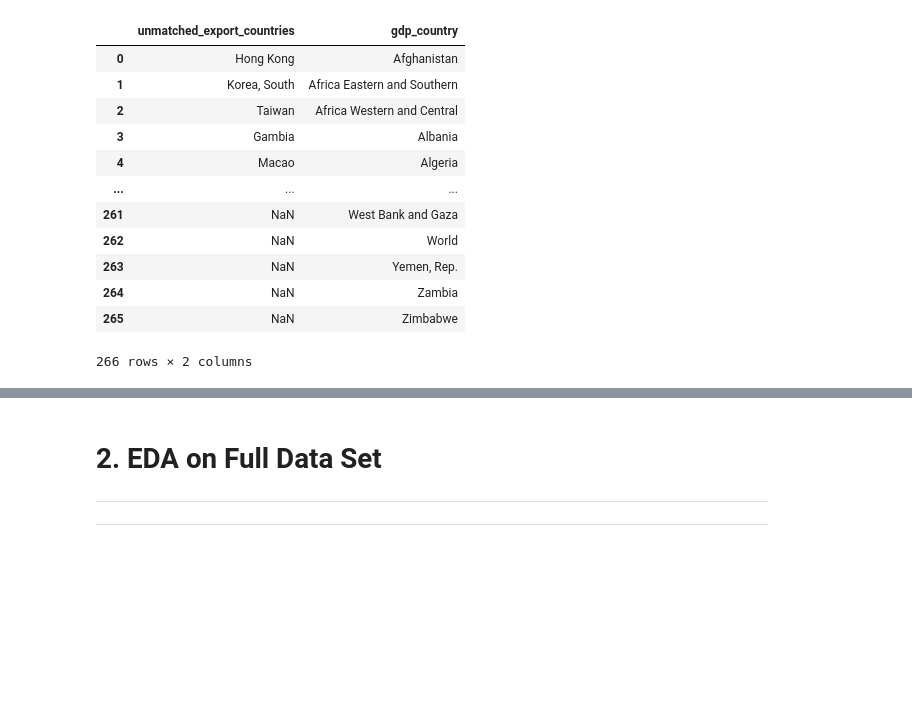
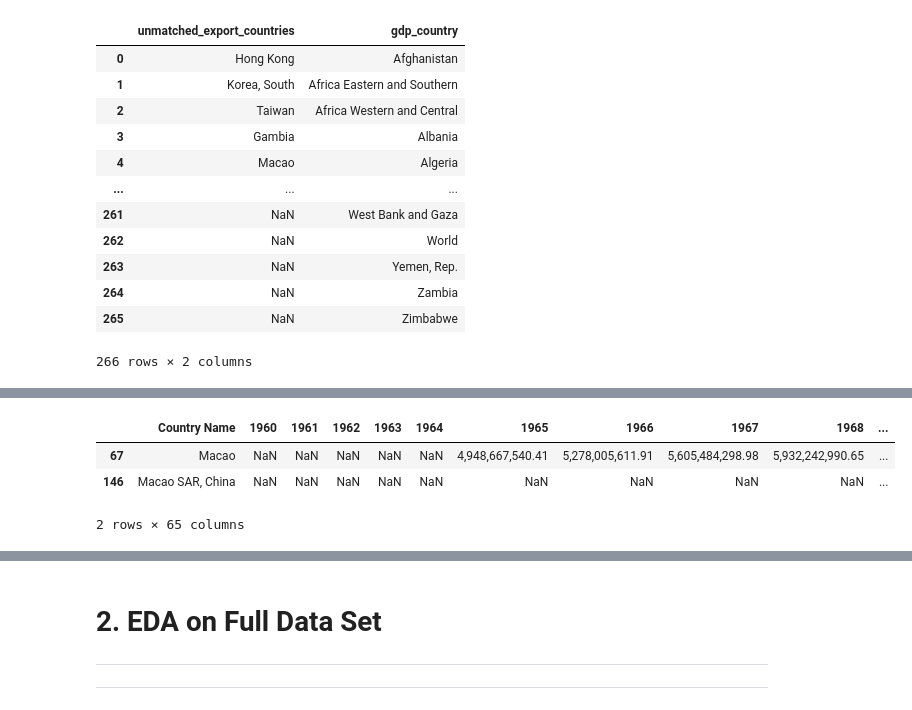
Before and after one commit to brigittesullivan/w30-final-lhl-project, a Jupyter notebook: 1_Cleaning_EDA.ipynb, the cells around one changed output, grey strips where cells are left out. Cells and saved outputs as stored; diff of their text form; code cells hidden in the pictures; blank space fills up the shorter version.

```diff
--- a/1_Cleaning_EDA.ipynb
+++ b/1_Cleaning_EDA.ipynb
@@ -381,0 +394,9 @@ Token sort ratio similarity score: 100
+# %%
+# manually update important countries for mapping
+gdp_data.loc[gdp_data['Country Name'].str.contains('Korea, Rep.'), 'Country Name'] = 'Korea, South'
+gdp_data.loc[gdp_data['Country Name'].str.contains('Hong'), 'Country Name'] = 'Hong Kong'
+gdp_data.loc[gdp_data['Country Name'].str.contains('Gambia'), 'Country Name'] = 'Gambia'
+gdp_data.loc[gdp_data['Country Name'].str.contains('Egypt'), 'Country Name'] = 'Egypt'
+gdp_data.loc[gdp_data['Country Name'].str.contains('Egypt'), 'Country Name'] = 'Macao'
+# collapse east /west germany into germany in data clean
+data_clean.loc[data_clean['Country'].str.contains('Germany'), 'Country'] = 'Germany'
@@ -381,0 +434,12 @@ Token sort ratio similarity score: 100
+# %%
+# QA checks:
+# data_clean.loc[data_clean['Country'].str.contains('Gambia')]
+# gdp_data.loc[gdp_data['Country Name'].str.contains('Germany')]
+# gdp_data.loc[gdp_data['Country Name'].str.contains('Hong')]
+gdp_data.loc[gdp_data['Country Name'].str.contains('Macao')]
+# data_clean.loc[data_clean['Country'].str.contains('Germany'), 'Country'].unique()
+# %% [output]
+|  | Country Name | 1960 | 1961 | 1962 | 1963 | 1964 | 1965 | 1966 | 1967 | 1968 | ... |
+| 67 | Macao | NaN | NaN | NaN | NaN | NaN | 4,948,667,540.41 | 5,278,005,611.91 | 5,605,484,298.98 | 5,932,242,990.65 | ... |
+| 146 | Macao SAR, China | NaN | NaN | NaN | NaN | NaN | NaN | NaN | NaN | NaN | ... |
+2 rows × 65 columns
```
Also changed, not shown: parts of 33 cells of this notebook, 11 other files.
